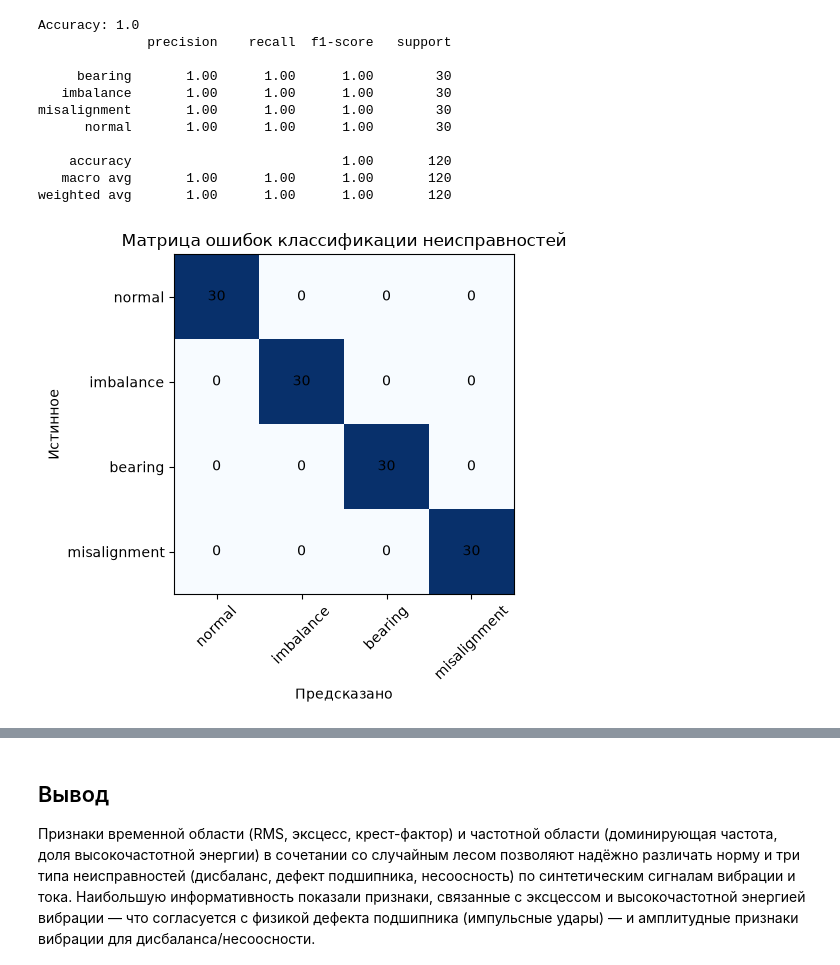
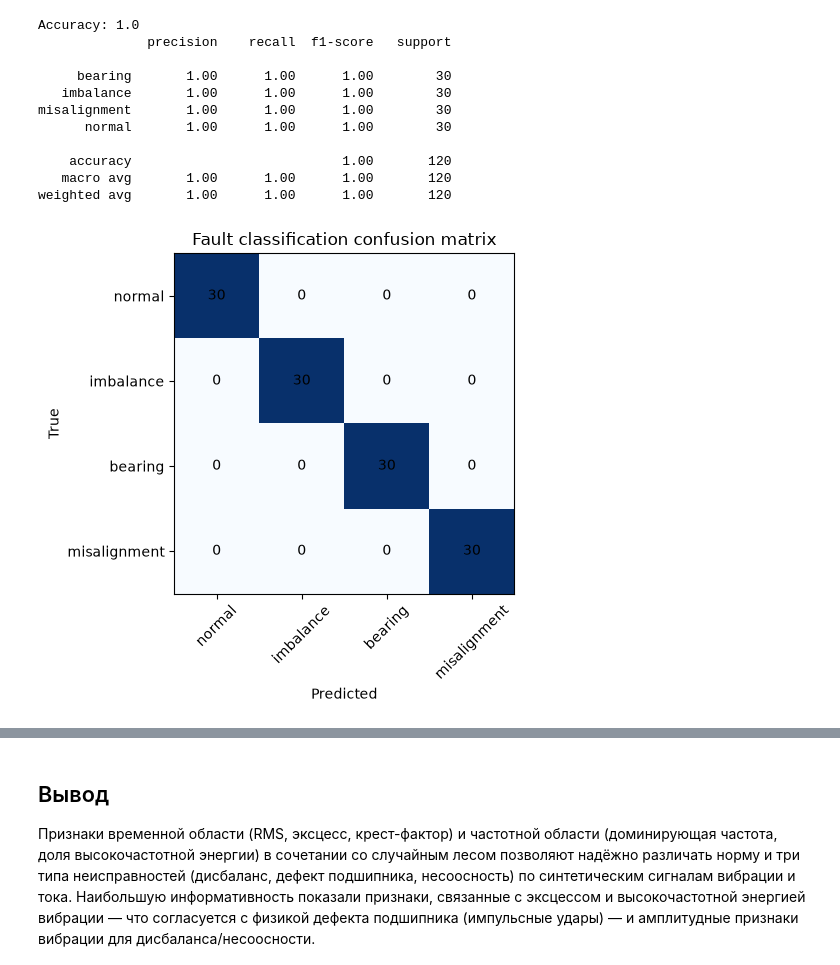
Before and after one commit to sdavidkh/test, a Jupyter notebook: measurement_systems_homework/fault_diagnostics.ipynb, the cells around one changed output, grey strips where cells are left out. Drawn from its saved outputs; the diff is of its cells as text; code cells hidden in the pictures.

```diff
--- a/measurement_systems_homework/fault_diagnostics.ipynb
+++ b/measurement_systems_homework/fault_diagnostics.ipynb
@@ -30,15 +30,16 @@ from sklearn.ensemble import RandomForestClassifier
 from sklearn.preprocessing import StandardScaler
 from sklearn.metrics import classification_report, confusion_matrix, accuracy_score
 
-rng = np.random.default_rng(7)
+SEED = 123
+rng = np.random.default_rng(SEED)
 
-FS = 5000          # частота дискретизации, Гц
-DURATION = 1.0      # длительность сигнала, с
+FS = 5000          # sampling frequency, Hz
+DURATION = 1.0      # signal duration, s
 T = np.arange(0, DURATION, 1 / FS)
-F_ROT = 25.0         # оборотная частота двигателя, Гц (1500 об/мин)
+F_ROT = 25.0         # motor rotational frequency, Hz (1500 rpm)
 # %%
 def generate_signal(fault_type, rng):
-    """Генерирует пару сигналов (вибрация, ток) для заданного типа состояния."""
+    """Generate a pair of signals (vibration, current) for the given condition type."""
     noise_v = 0.05 * rng.standard_normal(len(T))
     noise_i = 0.03 * rng.standard_normal(len(T))
 
@@ -47,15 +48,15 @@ def generate_signal(fault_type, rng):
         cur = 1.0 * np.sin(2 * np.pi * 50 * T) + noise_i
 
     elif fault_type == 'imbalance':
-        # рост амплитуды на оборотной частоте
+        # amplitude increase at the rotational frequency
         amp = rng.uniform(1.2, 1.6)
         vib = amp * np.sin(2 * np.pi * F_ROT * T) + 0.1 * np.sin(2 * np.pi * 50 * T) + noise_v
         cur = 1.0 * np.sin(2 * np.pi * 50 * T) + 0.08 * np.sin(2 * np.pi * F_ROT * T) + noise_i
 
     elif fault_type == 'bearing':
-        # высокочастотные импульсы (удары) поверх базовой вибрации
+        # high-frequency impulses (impacts) on top of the baseline vibration
         vib = 0.3 * np.sin(2 * np.pi * F_ROT * T) + noise_v
-        impact_freq = 180.0  # частота дефекта подшипника, Гц
+        impact_freq = 180.0  # bearing fault frequency, Hz
         impacts = np.zeros(len(T))
         period_samples = int(FS / impact_freq)
         for start in range(0, len(T), period_samples):
@@ -67,7 +68,7 @@ def generate_signal(fault_type, rng):
         cur = 1.0 * np.sin(2 * np.pi * 50 * T) + noise_i
 
     elif fault_type == 'misalignment':
-        # выраженные 2-я и 3-я гармоники оборотной частоты
+        # pronounced 2nd and 3rd harmonics of the rotational frequency
         vib = (0.3 * np.sin(2 * np.pi * F_ROT * T)
                + 0.55 * np.sin(2 * np.pi * 2 * F_ROT * T)
                + 0.35 * np.sin(2 * np.pi * 3 * F_ROT * T)
@@ -87,8 +88,8 @@ for ax, ft in zip(axes, fault_types):
     vib, _ = generate_signal(ft, rng)
     ax.plot(T[:1000], vib[:1000])
     ax.set_ylabel(ft)
-axes[-1].set_xlabel('Время, с')
-fig.suptitle('Примеры сигналов вибрации для разных состояний')
+axes[-1].set_xlabel('Time, s')
+fig.suptitle('Example vibration signals for different conditions')
 plt.tight_layout()
 plt.show()
 # %% [output]
@@ -171,20 +172,20 @@ weighted avg       1.00      1.00      1.00       120
 # %%
 labels_order = fault_types
 cm = confusion_matrix(y_test, preds, labels=labels_order)
 
 fig, ax = plt.subplots(figsize=(5, 5))
 im = ax.imshow(cm, cmap='Blues')
 ax.set_xticks(range(len(labels_order))); ax.set_xticklabels(labels_order, rotation=45)
 ax.set_yticks(range(len(labels_order))); ax.set_yticklabels(labels_order)
 for i in range(len(labels_order)):
     for j in range(len(labels_order)):
         ax.text(j, i, cm[i, j], ha='center', va='center', color='black')
-ax.set_xlabel('Предсказано'); ax.set_ylabel('Истинное')
-ax.set_title('Матрица ошибок классификации неисправностей')
+ax.set_xlabel('Predicted'); ax.set_ylabel('True')
+ax.set_title('Fault classification confusion matrix')
 plt.tight_layout()
 plt.show()
 # %% [output]
-[figure, old version]
+[figure, new version]
 # %%
 importances = pd.Series(clf.feature_importances_, index=X.columns).sort_values(ascending=False)
 
```
Also changed, not shown: parts of 5 cells of this notebook, 2 other files.
